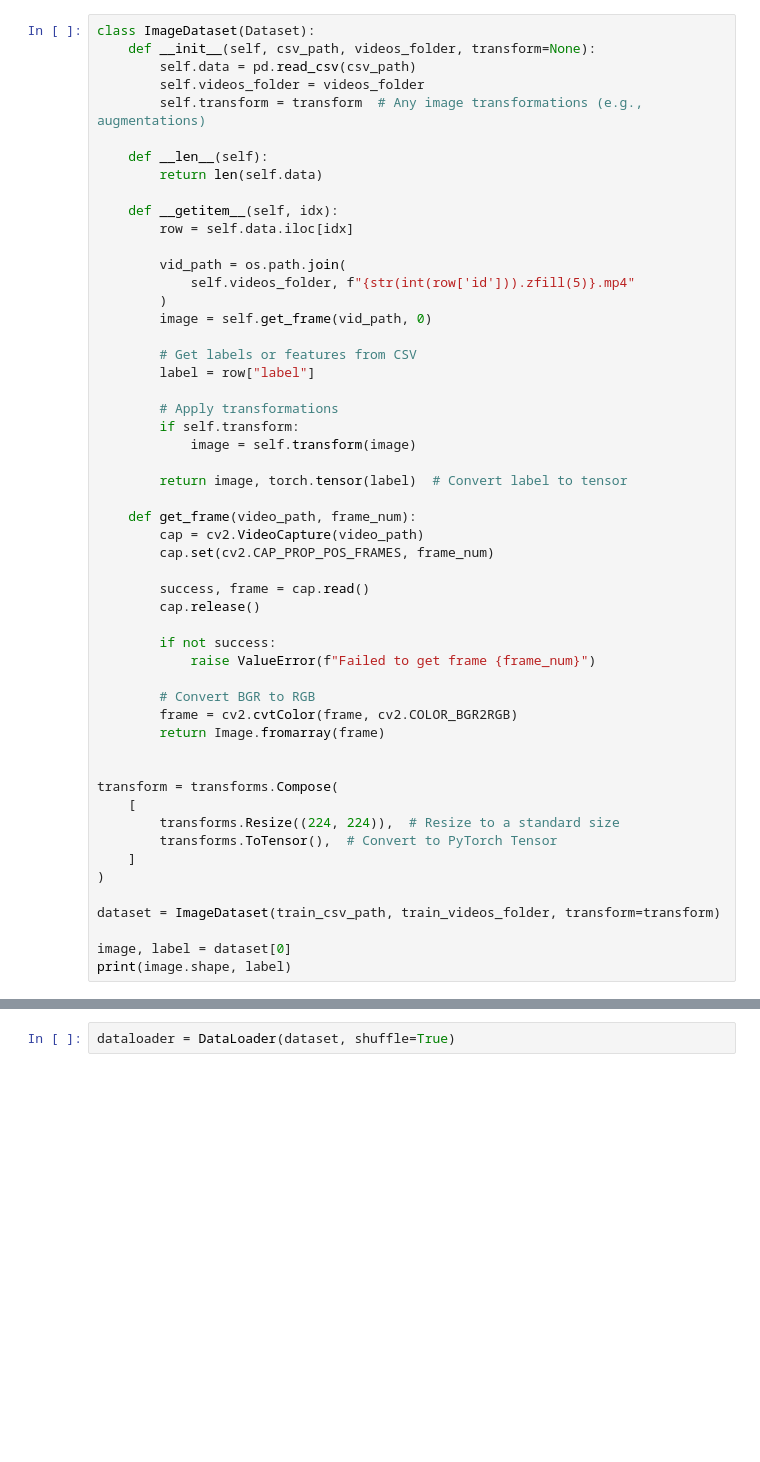
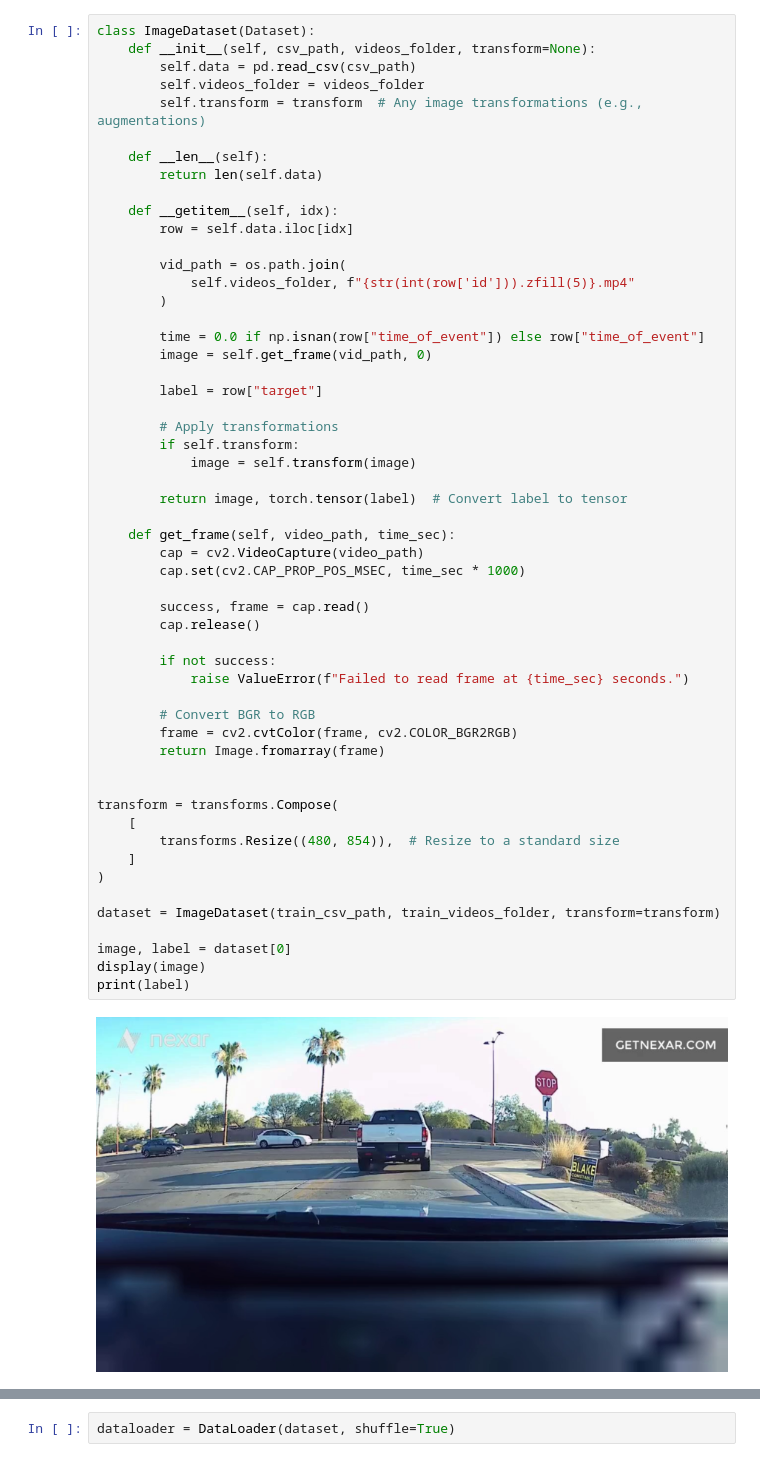
Before and after one commit to frankafan/dashcam-collisions, a Jupyter notebook: llama_3.2_unsloth.ipynb, the cells around one changed output, grey strips where cells are left out. Cells and saved outputs as stored; diff of their text form; blank space fills up the shorter version.

Commit message:
Load data with image frames of 1 second before collision.

```diff
--- a/llama_3.2_unsloth.ipynb
+++ b/llama_3.2_unsloth.ipynb
@@ -37,40 +47,43 @@ class ImageDataset(Dataset):
         vid_path = os.path.join(
             self.videos_folder, f"{str(int(row['id'])).zfill(5)}.mp4"
         )
+
+        time = 0.0 if np.isnan(row["time_of_event"]) else row["time_of_event"]
         image = self.get_frame(vid_path, 0)
 
-        # Get labels or features from CSV
-        label = row["label"]
+        label = row["target"]
 
         # Apply transformations
         if self.transform:
             image = self.transform(image)
 
         return image, torch.tensor(label)  # Convert label to tensor
 
-    def get_frame(video_path, frame_num):
+    def get_frame(self, video_path, time_sec):
         cap = cv2.VideoCapture(video_path)
-        cap.set(cv2.CAP_PROP_POS_FRAMES, frame_num)
+        cap.set(cv2.CAP_PROP_POS_MSEC, time_sec * 1000)
 
         success, frame = cap.read()
         cap.release()
 
         if not success:
-            raise ValueError(f"Failed to get frame {frame_num}")
+            raise ValueError(f"Failed to read frame at {time_sec} seconds.")
 
         # Convert BGR to RGB
         frame = cv2.cvtColor(frame, cv2.COLOR_BGR2RGB)
         return Image.fromarray(frame)
 
 
 transform = transforms.Compose(
     [
-        transforms.Resize((224, 224)),  # Resize to a standard size
-        transforms.ToTensor(),  # Convert to PyTorch Tensor
+        transforms.Resize((480, 854)),  # Resize to a standard size
     ]
 )
 
 dataset = ImageDataset(train_csv_path, train_videos_folder, transform=transform)
 
 image, label = dataset[0]
-print(image.shape, label)
+display(image)
+print(label)
+# %% [output]
+[figure, added]
```
Also changed, not shown: parts of 4 cells of this notebook.
